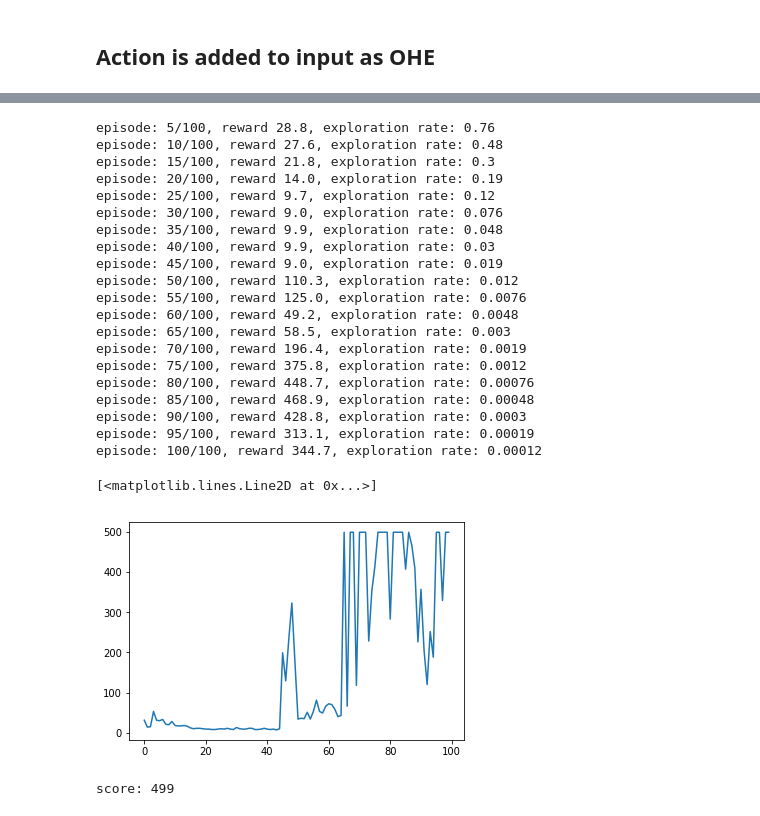
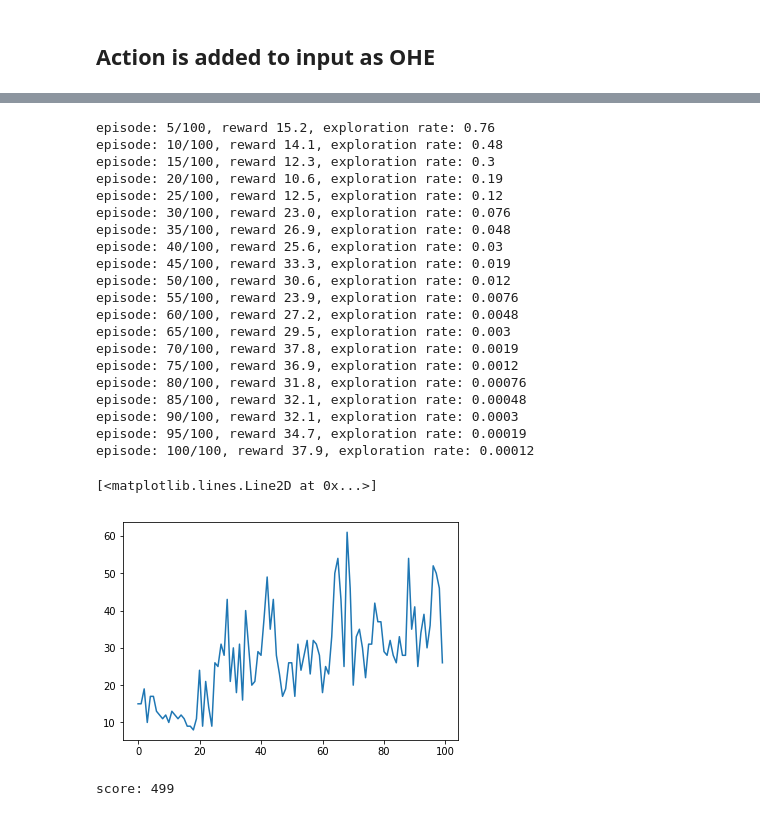
Before and after one commit to omikad/studying-ml, a Jupyter notebook: DQN/gymbook.ipynb, the cells around one changed output, grey strips where cells are left out. Saved outputs shown, nothing was run; the diff lists cells and outputs as text; code cells hidden in the pictures.

```diff
--- a/DQN/gymbook.ipynb
+++ b/DQN/gymbook.ipynb
@@ -34,6 +34,7 @@ class LearningParameters:
         self.state_size = state_size
         self.action_size = action_size
         self.episodes_count = episodes_count
+        self.max_frame_in_episode = 500
         self.max_memory_size = 10000
         self.episodes_between_think = 5
 
@@ -301,12 +264,15 @@ def train(env, agent, params):
 
     for episode in range(params.episodes_count):
         state = np.reshape(env.reset(), [1, params.state_size])
-        frame = 0
 
-        while True:
+        total_reward = 0.0
+
+        for frame in range(params.max_frame_in_episode):
             action = agent.act(state)
             next_state, reward, done, _ = env.step(action)
             next_state = np.reshape(next_state, [1, params.state_size])
+
+            total_reward += reward
 
             if done:
                 reward = -10
@@ -314,13 +280,12 @@ def train(env, agent, params):
             if frame < env.spec.max_episode_steps:
                 agent.remember(state, action, reward, next_state)
 
-            frame += 1
             state = next_state
 
             if done:
                 break
 
-        rewards.append(frame)
+        rewards.append(total_reward)
 
         if (episode + 1) % (params.episodes_count / 20) == 0:
             print("episode: {}/{}, reward {}, exploration rate: {:.2}"
@@ -360,32 +326,32 @@ env = gym.make('CartPole-v1')
 # %%
 params = LearningParameters(env.observation_space.shape[0], env.action_space.n, 100)
 # trained_agent, rewards = train_reward_is_time(env, PolicyGradientAgent(params), params)
-# trained_agent, rewards = train(env, DQNAgent(params), params)
-trained_agent, rewards = train_reward_is_time(env, ActionAsInputAgent(params), params)
+trained_agent, rewards = train(env, DQNAgent(params), params)
+# trained_agent, rewards = train_reward_is_time(env, ActionAsInputAgent(params), params)
 plt.plot(rewards)
 # %% [output]
-episode: 5/100, reward 28.8, exploration rate: 0.76
-episode: 10/100, reward 27.6, exploration rate: 0.48
-episode: 15/100, reward 21.8, exploration rate: 0.3
-episode: 20/100, reward 14.0, exploration rate: 0.19
-episode: 25/100, reward 9.7, exploration rate: 0.12
-episode: 30/100, reward 9.0, exploration rate: 0.076
-episode: 35/100, reward 9.9, exploration rate: 0.048
-episode: 40/100, reward 9.9, exploration rate: 0.03
-episode: 45/100, reward 9.0, exploration rate: 0.019
-episode: 50/100, reward 110.3, exploration rate: 0.012
-episode: 55/100, reward 125.0, exploration rate: 0.0076
-episode: 60/100, reward 49.2, exploration rate: 0.0048
-episode: 65/100, reward 58.5, exploration rate: 0.003
-episode: 70/100, reward 196.4, exploration rate: 0.0019
-episode: 75/100, reward 375.8, exploration rate: 0.0012
-episode: 80/100, reward 448.7, exploration rate: 0.00076
-episode: 85/100, reward 468.9, exploration rate: 0.00048
-episode: 90/100, reward 428.8, exploration rate: 0.0003
-episode: 95/100, reward 313.1, exploration rate: 0.00019
-episode: 100/100, reward 344.7, exploration rate: 0.00012
+episode: 5/100, reward 15.2, exploration rate: 0.76
+episode: 10/100, reward 14.1, exploration rate: 0.48
+episode: 15/100, reward 12.3, exploration rate: 0.3
+episode: 20/100, reward 10.6, exploration rate: 0.19
+episode: 25/100, reward 12.5, exploration rate: 0.12
+episode: 30/100, reward 23.0, exploration rate: 0.076
+episode: 35/100, reward 26.9, exploration rate: 0.048
+episode: 40/100, reward 25.6, exploration rate: 0.03
+episode: 45/100, reward 33.3, exploration rate: 0.019
+episode: 50/100, reward 30.6, exploration rate: 0.012
+episode: 55/100, reward 23.9, exploration rate: 0.0076
+episode: 60/100, reward 27.2, exploration rate: 0.0048
+episode: 65/100, reward 29.5, exploration rate: 0.003
+episode: 70/100, reward 37.8, exploration rate: 0.0019
+episode: 75/100, reward 36.9, exploration rate: 0.0012
+episode: 80/100, reward 31.8, exploration rate: 0.00076
+episode: 85/100, reward 32.1, exploration rate: 0.00048
+episode: 90/100, reward 32.1, exploration rate: 0.0003
+episode: 95/100, reward 34.7, exploration rate: 0.00019
+episode: 100/100, reward 37.9, exploration rate: 0.00012
 [<matplotlib.lines.Line2D at 0x...>]
-[figure, old version]
+[figure, new version]
 # %%
 evaluate(env, trained_agent, params, False, 500)
 # %% [output]
```
Also changed, not shown: parts of 5 cells of this notebook.
